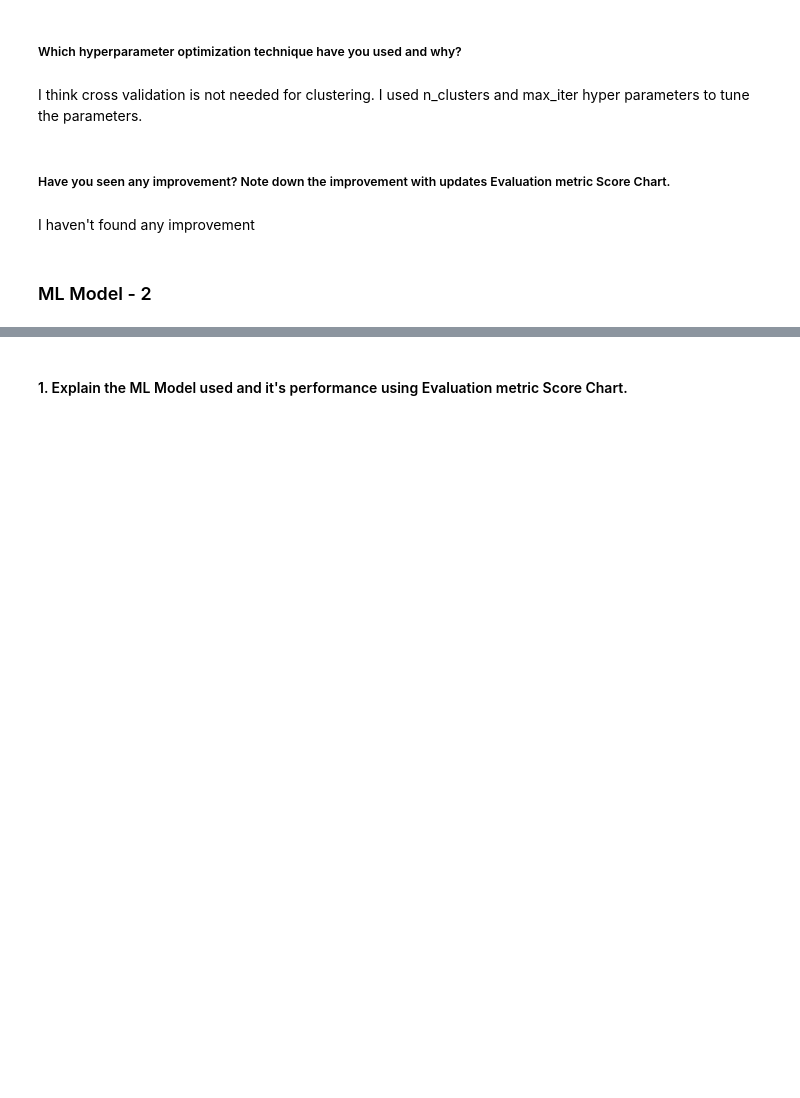
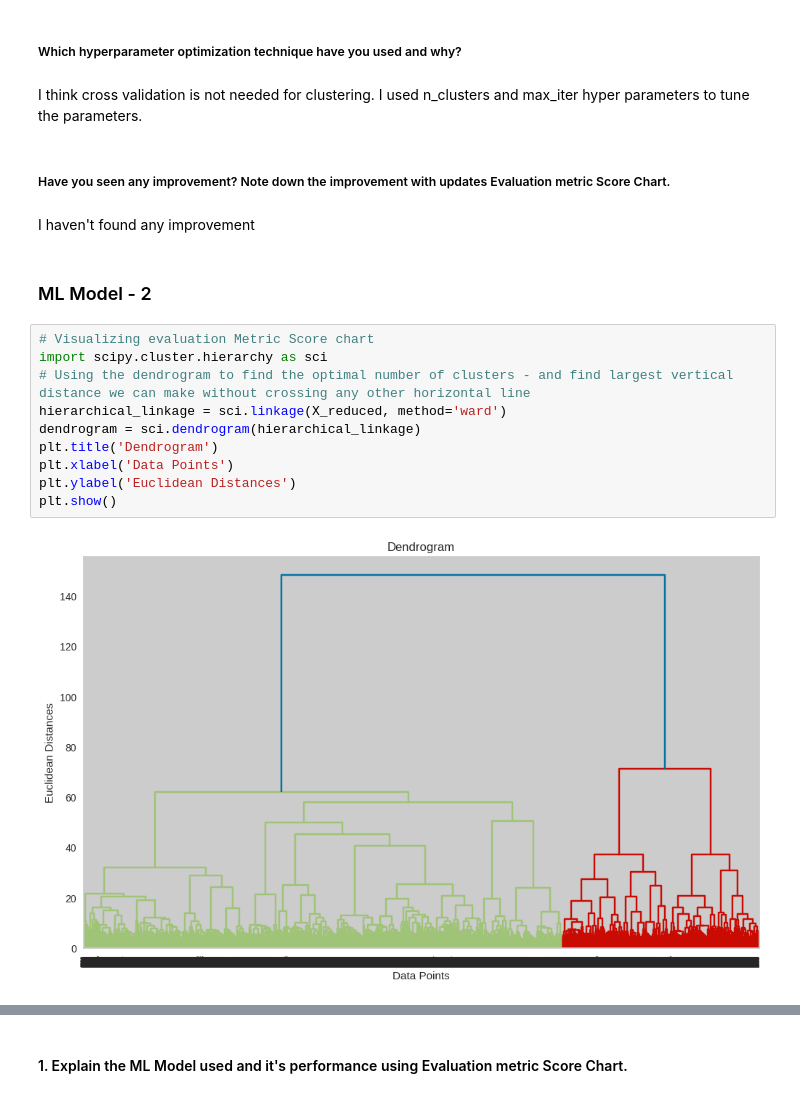
Before and after one commit to Manikanta898/Unsupervised-ML---Netflix-Movies-and-TV-Shows-Clustering, a Jupyter notebook: Netflix_Movies_and_TV_Shows_Clustering.ipynb, the cells around one changed output, grey strips where cells are left out. Saved outputs shown, nothing was run; the diff lists cells and outputs as text; blank space fills up the shorter version.

```diff
--- a/Netflix_Movies_and_TV_Shows_Clustering.ipynb
+++ b/Netflix_Movies_and_TV_Shows_Clustering.ipynb
@@ -1153,3 +1153,15 @@ I think cross validation is not needed for clustering. I used n_clusters and max
 I haven't found any improvement
 # %% [markdown]
 ### ML Model - 2
+# %%
+# Visualizing evaluation Metric Score chart
+import scipy.cluster.hierarchy as sci
+# Using the dendrogram to find the optimal number of clusters - and find largest vertical distance we can make without crossing any other horizontal line
+hierarchical_linkage = sci.linkage(X_reduced, method='ward')
+dendrogram = sci.dendrogram(hierarchical_linkage)
+plt.title('Dendrogram')
+plt.xlabel('Data Points')
+plt.ylabel('Euclidean Distances')
+plt.show()
+# %% [output]
+[figure, added]
```
Also changed, not shown: parts of 24 cells of this notebook.
